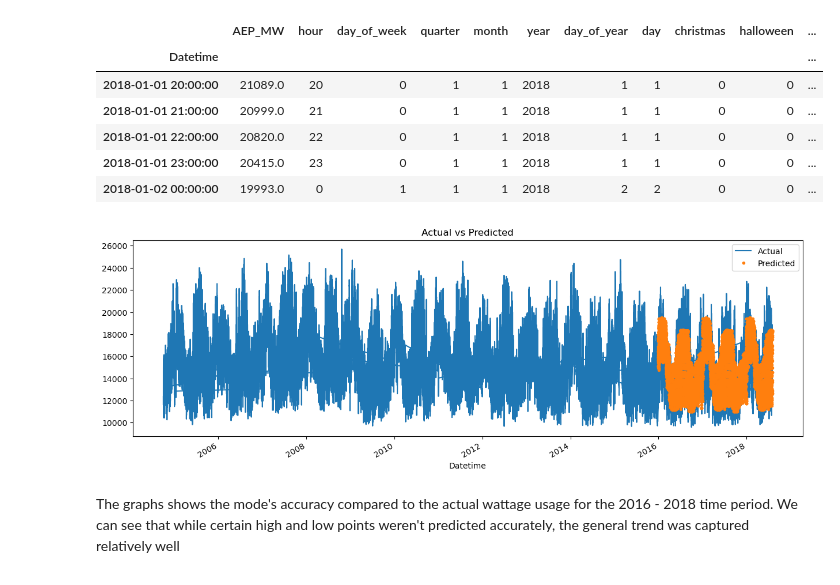
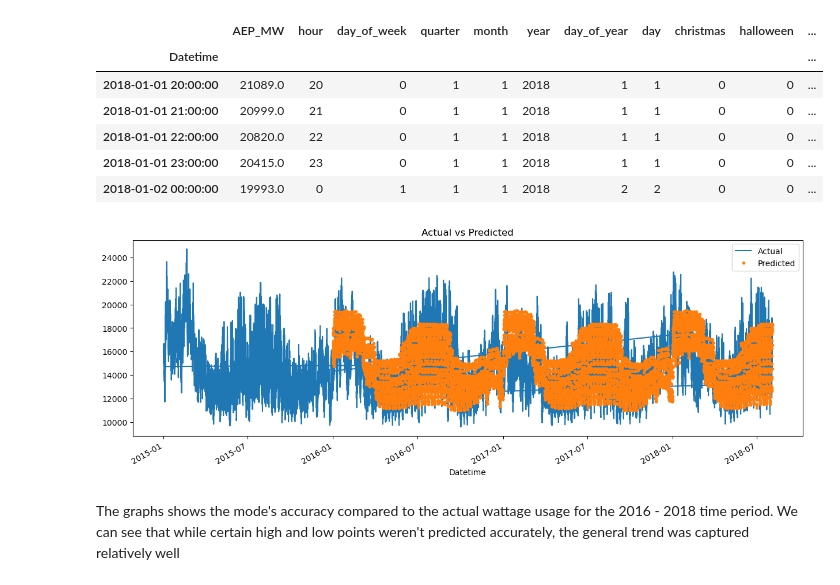
Before and after one commit to Mi-coli/energy-consumption, a Jupyter notebook: energy_consumption_playground.ipynb, the cells around one changed output. Saved outputs shown, nothing was run; the diff lists cells and outputs as text; code cells hidden in the pictures.

```diff
--- a/energy_consumption_playground.ipynb
+++ b/energy_consumption_playground.ipynb
@@ -375,14 +372,15 @@ df.tail()
 | 2018-01-01 23:00:00 | 20415.0 | 23 | 0 | 1 | 1 | 2018 | 1 | 1 | 0 | 0 | ... |
 | 2018-01-02 00:00:00 | 19993.0 | 0 | 1 | 1 | 1 | 2018 | 2 | 2 | 0 | 0 | ... |
 # %%
-# ***Adjust this graph to only show data from 2014 up***
-ax = df["AEP_MW"].plot(figsize=(15, 5))
+# Only want to look at the graph from 2015 and up, since most of the left side of the graph is
+# irrelevant in terms of our prediction
+ax = df[df.index > "2015-01-01"]["AEP_MW"].plot(figsize=(15, 5))
 df["prediction"].plot(ax=ax, style=".")
 plt.legend(["Actual", "Predicted"])
 ax.set_title("Actual vs Predicted")
 plt.show()
 # %% [output]
-[figure, old version]
+[figure, new version]
 # %% [markdown]
 The graphs shows the mode's accuracy compared to the actual wattage usage for the 2016 - 2018 time period. We can see that while certain high and low points weren't predicted accurately, the general trend was captured relatively well
 # %%
```
Also changed, not shown: parts of 5 cells of this notebook.
